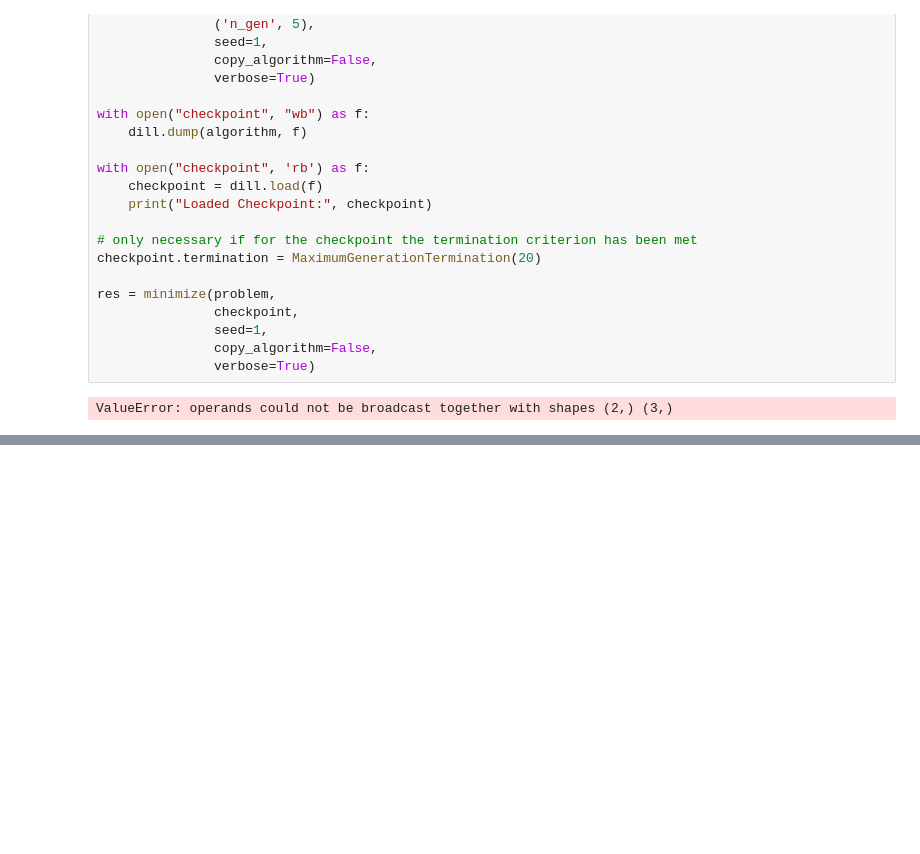
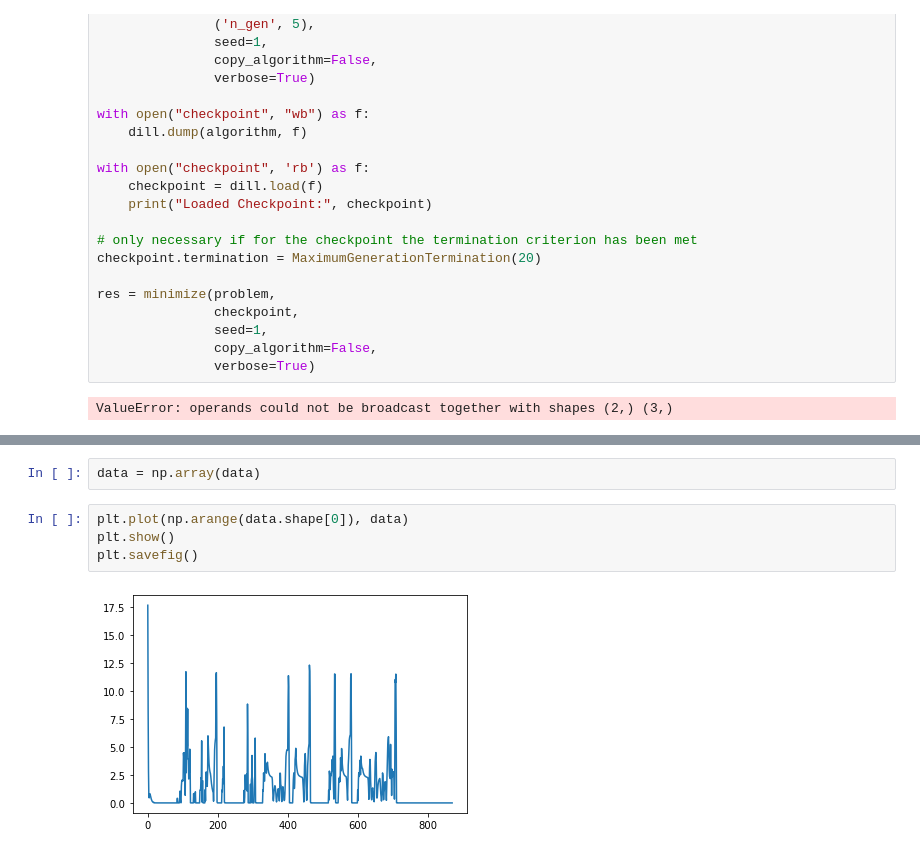
Before and after one commit to GuannanLou/TCP, a Jupyter notebook: tools/test.ipynb, the cells around one changed output, grey strips where cells are left out. Drawn from its saved outputs; the diff is of its cells as text; blank space fills up the shorter version.

```diff
--- a/tools/test.ipynb
+++ b/tools/test.ipynb
@@ -281,0 +287,8 @@ ValueError: operands could not be broadcast together with shapes (2,) (3,)
+# %%
+data = np.array(data)
+# %%
+plt.plot(np.arange(data.shape[0]), data)
+plt.show()
+plt.savefig()
+# %% [output]
+[figure, added]
```
Also changed, not shown: parts of 6 cells of this notebook, 2 other files.
